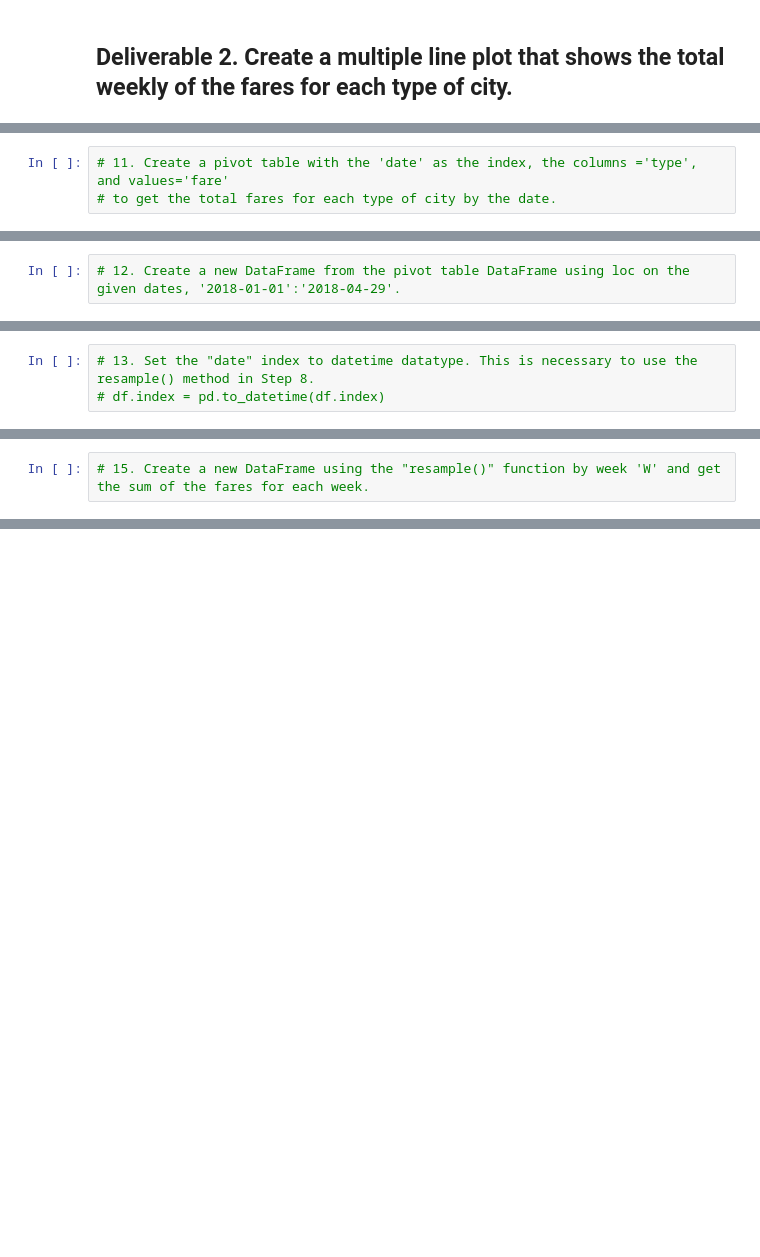
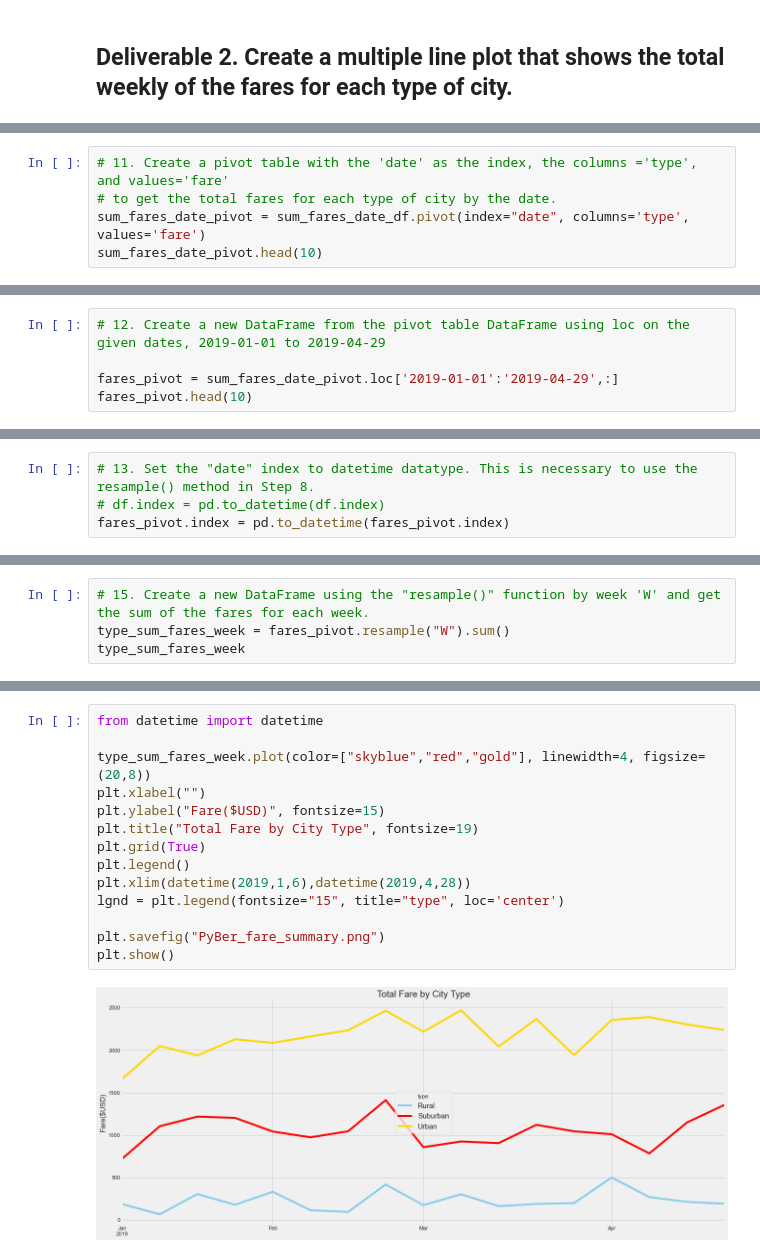
Before and after one commit to daphany/PyBer_Analysis, a Jupyter notebook: PyBer_Challenge.ipynb, the cells around one changed output, grey strips where cells are left out. Drawn from its saved outputs; the diff is of its cells as text; blank space fills up the shorter version.

```diff
--- a/PyBer_Challenge.ipynb
+++ b/PyBer_Challenge.ipynb
@@ -137,3 +173,5 @@ pyber_summary_df
 # %%
 # 11. Create a pivot table with the 'date' as the index, the columns ='type', and values='fare'
 # to get the total fares for each type of city by the date.
+sum_fares_date_pivot = sum_fares_date_df.pivot(index="date", columns='type', values='fare')
+sum_fares_date_pivot.head(10)
@@ -140,2 +191,5 @@ pyber_summary_df
 # %%
-# 12. Create a new DataFrame from the pivot table DataFrame using loc on the given dates, '2018-01-01':'2018-04-29'.
+# 12. Create a new DataFrame from the pivot table DataFrame using loc on the given dates, 2019-01-01 to 2019-04-29
+
+fares_pivot = sum_fares_date_pivot.loc['2019-01-01':'2019-04-29',:]
+fares_pivot.head(10)
@@ -142,5 +209,6 @@ pyber_summary_df
 # %%
 # 13. Set the "date" index to datetime datatype. This is necessary to use the resample() method in Step 8.
 # df.index = pd.to_datetime(df.index)
+fares_pivot.index = pd.to_datetime(fares_pivot.index)
 # %%
 # 14. Check that the datatype for the index is datetime using df.info()
@@ -147,2 +227,4 @@ pyber_summary_df
 # %%
 # 15. Create a new DataFrame using the "resample()" function by week 'W' and get the sum of the fares for each week.
+type_sum_fares_week = fares_pivot.resample("W").sum()
+type_sum_fares_week
@@ -148,0 +251,16 @@ pyber_summary_df
+# %%
+from datetime import datetime
+
+type_sum_fares_week.plot(color=["skyblue","red","gold"], linewidth=4, figsize=(20,8))
+plt.xlabel("")
+plt.ylabel("Fare($USD)", fontsize=15)
+plt.title("Total Fare by City Type", fontsize=19)
+plt.grid(True)
+plt.legend()
+plt.xlim(datetime(2019,1,6),datetime(2019,4,28))
+lgnd = plt.legend(fontsize="15", title="type", loc='center')
+
+plt.savefig("PyBer_fare_summary.png")
+plt.show()
+# %% [output]
+[figure, added]
```
Also changed, not shown: parts of 9 cells of this notebook.
